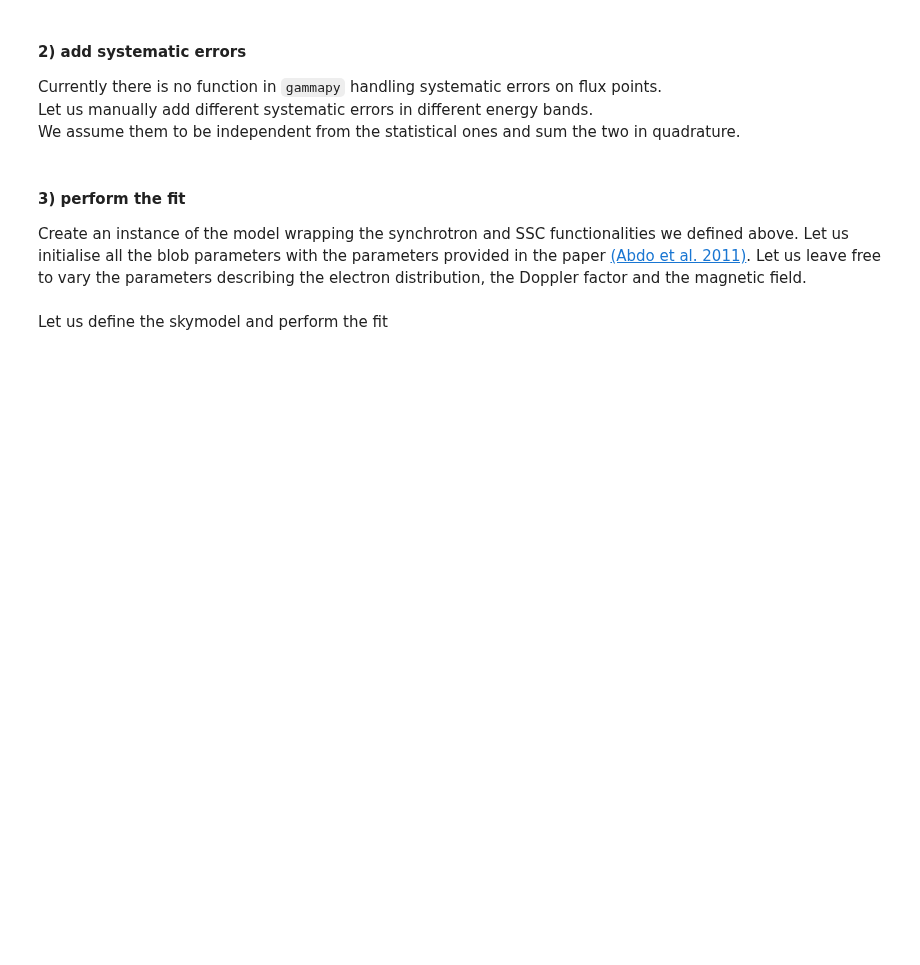
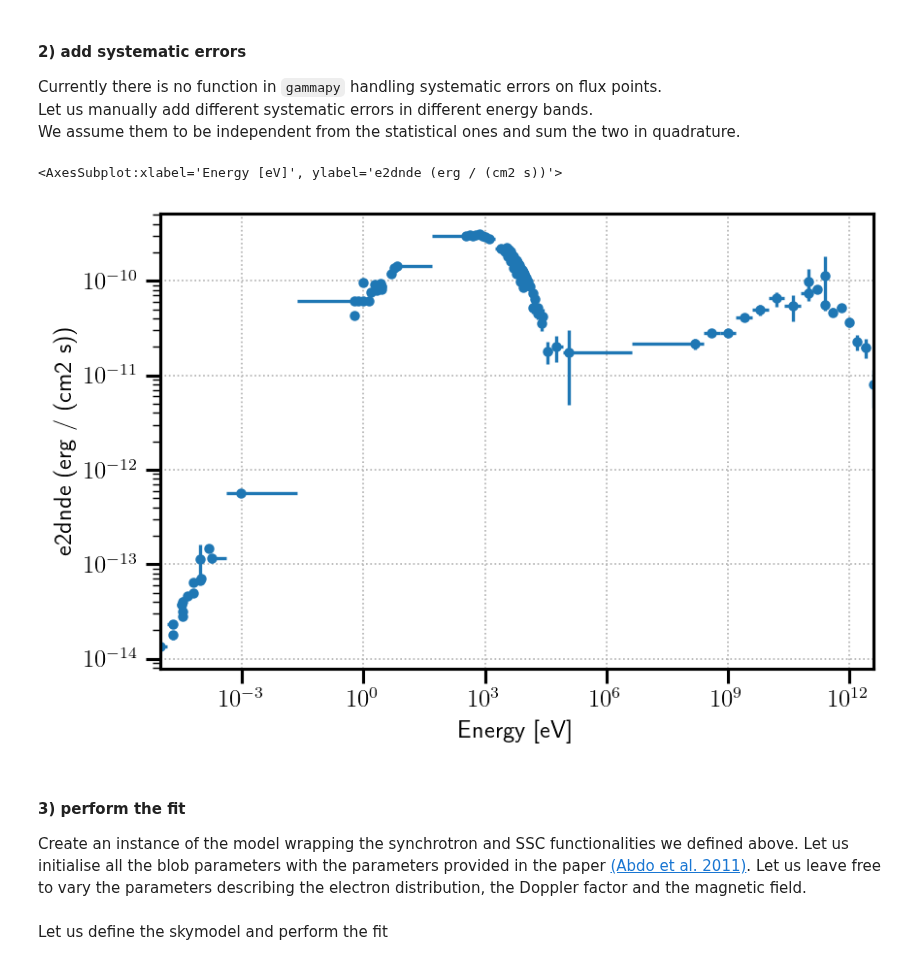
Before and after one commit to cosimoNigro/agnpy, a Jupyter notebook: docs/tutorials/ssc_gammapy_fit.ipynb, the cells around one changed output. Saved outputs shown, nothing was run; the diff lists cells and outputs as text; code cells hidden in the pictures; blank space fills up the shorter version.

Commit message:
update ssc notebook to work with gammapy dev

```diff
--- a/docs/tutorials/ssc_gammapy_fit.ipynb
+++ b/docs/tutorials/ssc_gammapy_fit.ipynb
@@ -174,3 +146,38 @@ flux_points = flux_points.to_sed_type("dnde")
+# %%
+# array of systematic errors, will just be summed in quadrature to the statistical error
+# we assume
+# - 30% on VHE gamma-ray instruments
+# - 10% on HE gamma-ray instruments
+# - 10% on X-ray instruments
+# - 5% on lower-energy instruments
+x = flux_points.energy_ref.flatten()
+y = flux_points.e2dnde.data.flatten()
+y_err_stat = flux_points.e2dnde_err.data.flatten()
+y_err_syst = np.zeros(len(x))
+# define energy ranges
+e_vhe = 100 * u.GeV
+e_he = 0.1 * u.GeV
+e_x_ray_max = 300 * u.keV
+e_x_ray_min = 0.3 * u.keV
+vhe_gamma = x >= e_vhe
+he_gamma = (x >= e_he) * (x < e_vhe)
+x_ray = (x >= e_x_ray_min) * (x < e_x_ray_max)
+uv_to_radio = x < e_x_ray_min
+# declare systematics
+y_err_syst[vhe_gamma] = 0.30
+y_err_syst[he_gamma] = 0.10
+y_err_syst[x_ray] = 0.10
+y_err_syst[uv_to_radio] = 0.05
+y_err_syst = y * y_err_syst
+# sum in quadrature the errors
+flux_points.e2dnde_err.data = np.sqrt(y_err_stat ** 2 + y_err_syst ** 2)
+# %%
+# convert to "dnde" SED type to fit
+#flux_points = flux_points.to_sed_type("dnde") # not working anymore
+flux_points.plot(sed_type='e2dnde')
+# %% [output]
+<AxesSubplot:xlabel='Energy [eV]', ylabel='e2dnde (erg / (cm2 s))'>
+[figure, added]
 # %% [markdown]
 #### 3) perform the fit
 Create an instance of the model wrapping the synchrotron and SSC functionalities we defined above.
```
Also changed, not shown: parts of 10 cells of this notebook.
